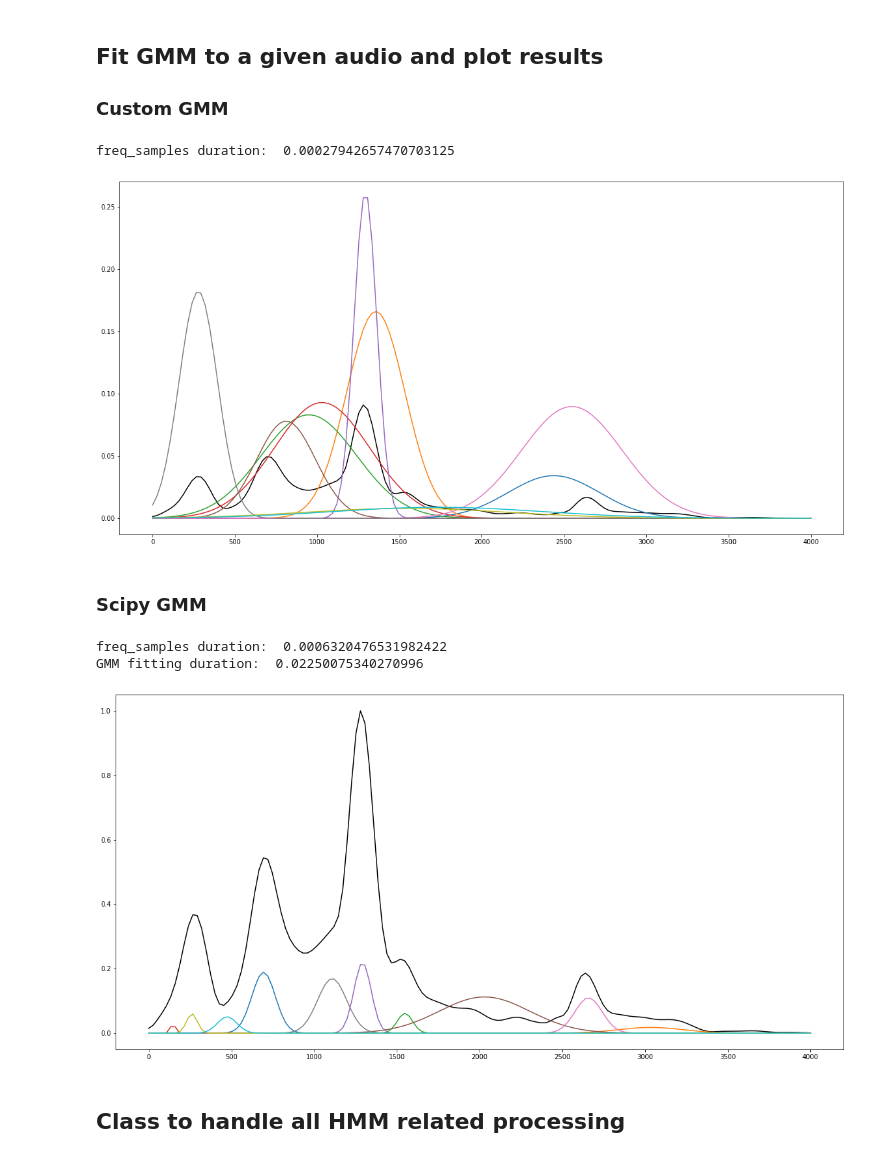
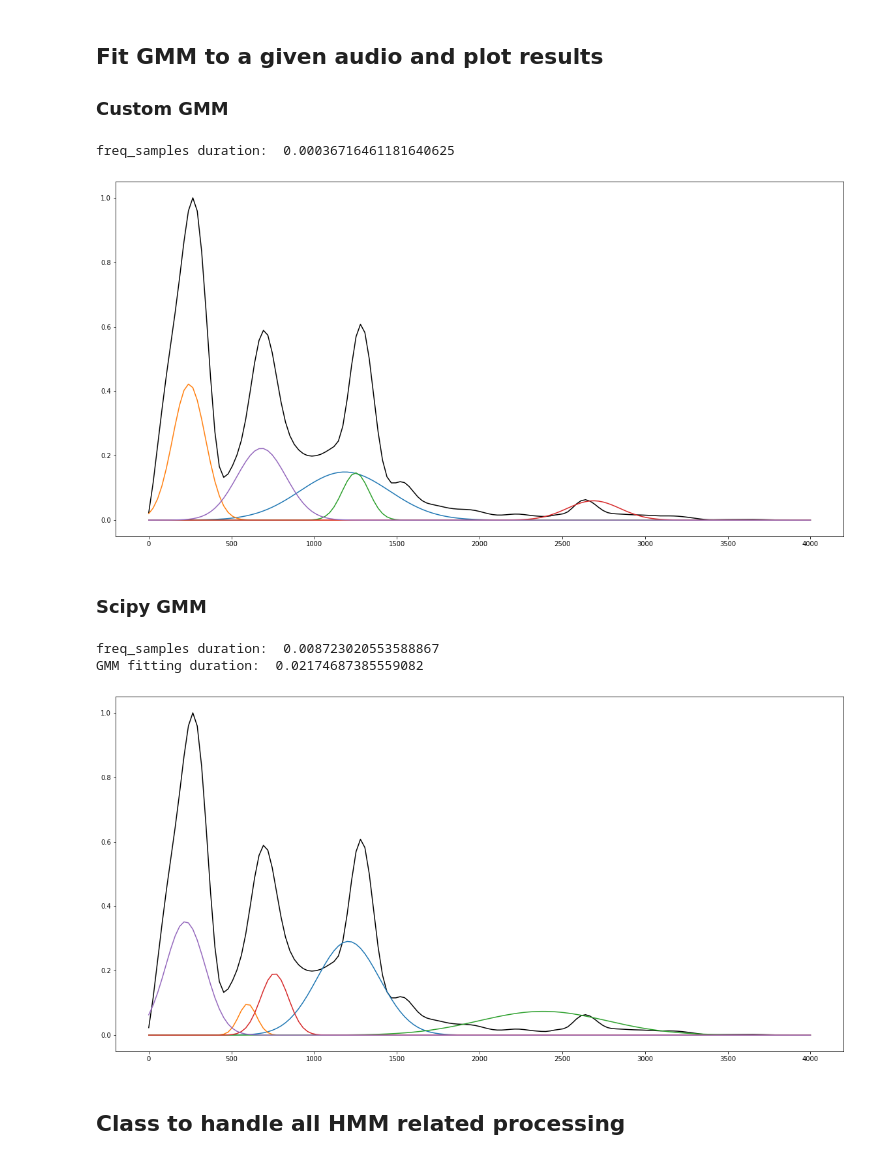
Before and after one commit to greg9702/GMM-ASR, a Jupyter notebook: project.ipynb, the cells around one changed output. Saved outputs shown, nothing was run; the diff lists cells and outputs as text; code cells hidden in the pictures.

```diff
--- a/project.ipynb
+++ b/project.ipynb
@@ -19,7 +19,7 @@ TEST_DIR = "Data/isolated_digits_ti_test_endpt"
 NUM_CEP = 13  # parameter for MFCC
 NUM_LABELS = 11  # 1, 2, 3, 4, ...
 PRINT_FREQ = 20 # how often progress of training is displayed
-NUM_MODELS = 10 # no of Gaussians in GMM (k)
+NUM_MODELS = 5 # no of Gaussians in GMM (k)
 NUM_ITERS = 100 # no of iters for estimating GMM params
 NUM_SAMPLES = 100 # no of samples from FFT amplitude from which GMMs are learned
 NUM_FFT = 300 # nfft param - frequency resolution
@@ -136,24 +144,24 @@ class GMM:
 # %%
 start_time = time()
 freq_samples = samples_from_fft(freq, ampl_fft)
 freq_samples_time = time()
 print("freq_samples duration: ", freq_samples_time - start_time)
 gmm = GMM(k=NUM_MODELS, max_iter=50)
 gmm.fit(freq_samples.reshape(freq_samples.shape[0],1))
 distributions = []
 for i in range(NUM_MODELS):
     distributions.append(multivariate_normal(
         mean=gmm.mu[i],
         cov=gmm.sigma[i]))
 
 plt.figure(figsize=(20,10))
-plt.plot(freq, ampl_fft, c="black")
+plt.plot(freq, ampl_fft/np.max(ampl_fft), c="black")
 
 for i in range(NUM_MODELS):
-    plt.plot(freq, gmm.phi[i] * distributions[i].pdf(freq) / max(distributions[i].pdf(freq))) # PDF functions normalized and weighted by phi - prior probability for a given Gaussian
+    plt.plot(freq, gmm.pi[i] * distributions[i].pdf(freq) / max(distributions[i].pdf(freq))) # PDF functions normalized and weighted by phi - prior probability for a given Gaussian
 # %% [output]
-freq_samples duration:  0.00027942657470703125
+freq_samples duration:  0.00036716461181640625
-[figure, old version]
+[figure, new version]
 # %% [markdown]
 ### Scipy GMM
 # %%
@@ -165,8 +173,7 @@ freq = np.linspace(0, sampling_freq/2, ampl_fft.shape[0])
 freq_samples = samples_from_fft(freq, ampl_fft)
 freq_samples_time = time()
 print("freq_samples duration: ", freq_samples_time - start_time)
-
-gmm = mixture.GaussianMixture(n_components=10, max_iter=NUM_ITERS)
+gmm = mixture.GaussianMixture(n_components=NUM_MODELS, max_iter=NUM_ITERS)
 gmm.fit(freq_samples.reshape(freq_samples.shape[0],1))
 
 gmm_time = time()
@@ -186,9 +193,9 @@ plt.plot(freq, normalize_audio(ampl_fft), c="black")
 for i in range(NUM_MODELS):
     plt.plot(freq, gmm.weights_[i] * distributions[i].pdf(freq) / max(distributions[i].pdf(freq))) # PDF functions normalized and weighted by phi - prior probability for a given Gaussian
 # %% [output]
-freq_samples duration:  0.0006320476531982422
-GMM fitting duration:  0.02250075340270996
+freq_samples duration:  0.008723020553588867
+GMM fitting duration:  0.02174687385559082
-[figure, old version]
+[figure, new version]
 # %% [markdown]
 ## Class to handle all HMM related processing
 # %%
```
Also changed, not shown: parts of 5 cells of this notebook.
